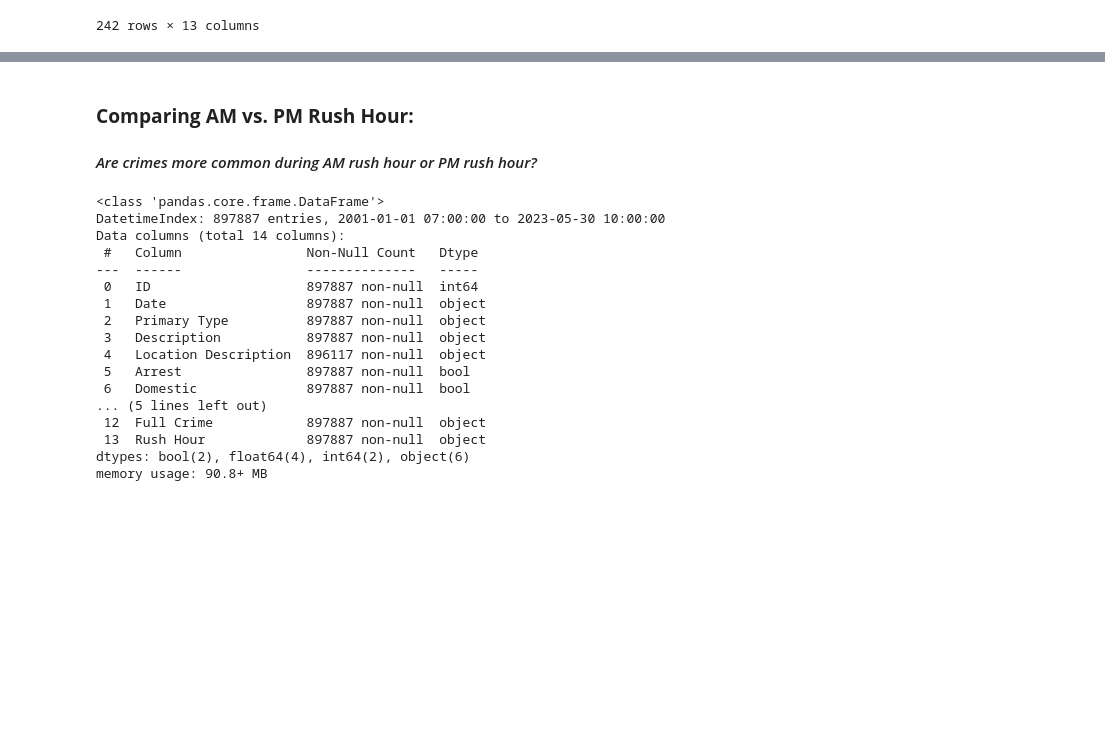
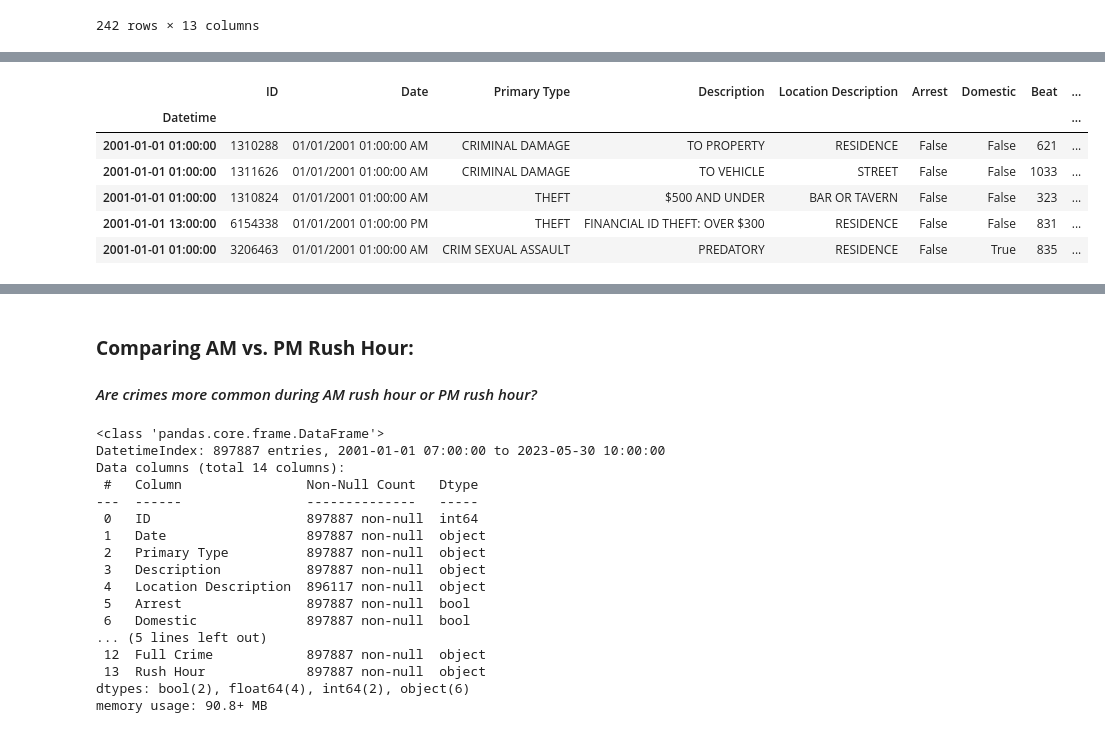
Before and after one commit to john-a-dixon/chicago-crime-time-series, a Jupyter notebook: chicago-crime-time-series.ipynb, the cells around one changed output, grey strips where cells are left out. Saved outputs shown, nothing was run; the diff lists cells and outputs as text; code cells hidden in the pictures; blank space fills up the shorter version.

```diff
--- a/chicago-crime-time-series.ipynb
+++ b/chicago-crime-time-series.ipynb
@@ -106,0 +113,15 @@ The crimes that happened within this district range from 2002 to 2023. Based on
+# %%
+# Make a copy of the original dataframe
+year_df = original_df.copy()
+# Add a year column to it for easy binning
+year_df["Year"] = year_df.index.year
+# Verify it worked
+year_df.head()
+# %% [output]
+|  | ID | Date | Primary Type | Description | Location Description | Arrest | Domestic | Beat | ... |
+| Datetime |  |  |  |  |  |  |  |  | ... |
+| 2001-01-01 01:00:00 | 1310288 | 01/01/2001 01:00:00 AM | CRIMINAL DAMAGE | TO PROPERTY | RESIDENCE | False | False | 621 | ... |
+| 2001-01-01 01:00:00 | 1311626 | 01/01/2001 01:00:00 AM | CRIMINAL DAMAGE | TO VEHICLE | STREET | False | False | 1033 | ... |
+| 2001-01-01 01:00:00 | 1310824 | 01/01/2001 01:00:00 AM | THEFT | $500 AND UNDER | BAR OR TAVERN | False | False | 323 | ... |
+| 2001-01-01 13:00:00 | 6154338 | 01/01/2001 01:00:00 PM | THEFT | FINANCIAL ID THEFT: OVER $300 | RESIDENCE | False | False | 831 | ... |
+| 2001-01-01 01:00:00 | 3206463 | 01/01/2001 01:00:00 AM | CRIM SEXUAL ASSAULT | PREDATORY | RESIDENCE | False | True | 835 | ... |
```
Also changed, not shown: parts of 15 cells of this notebook.
